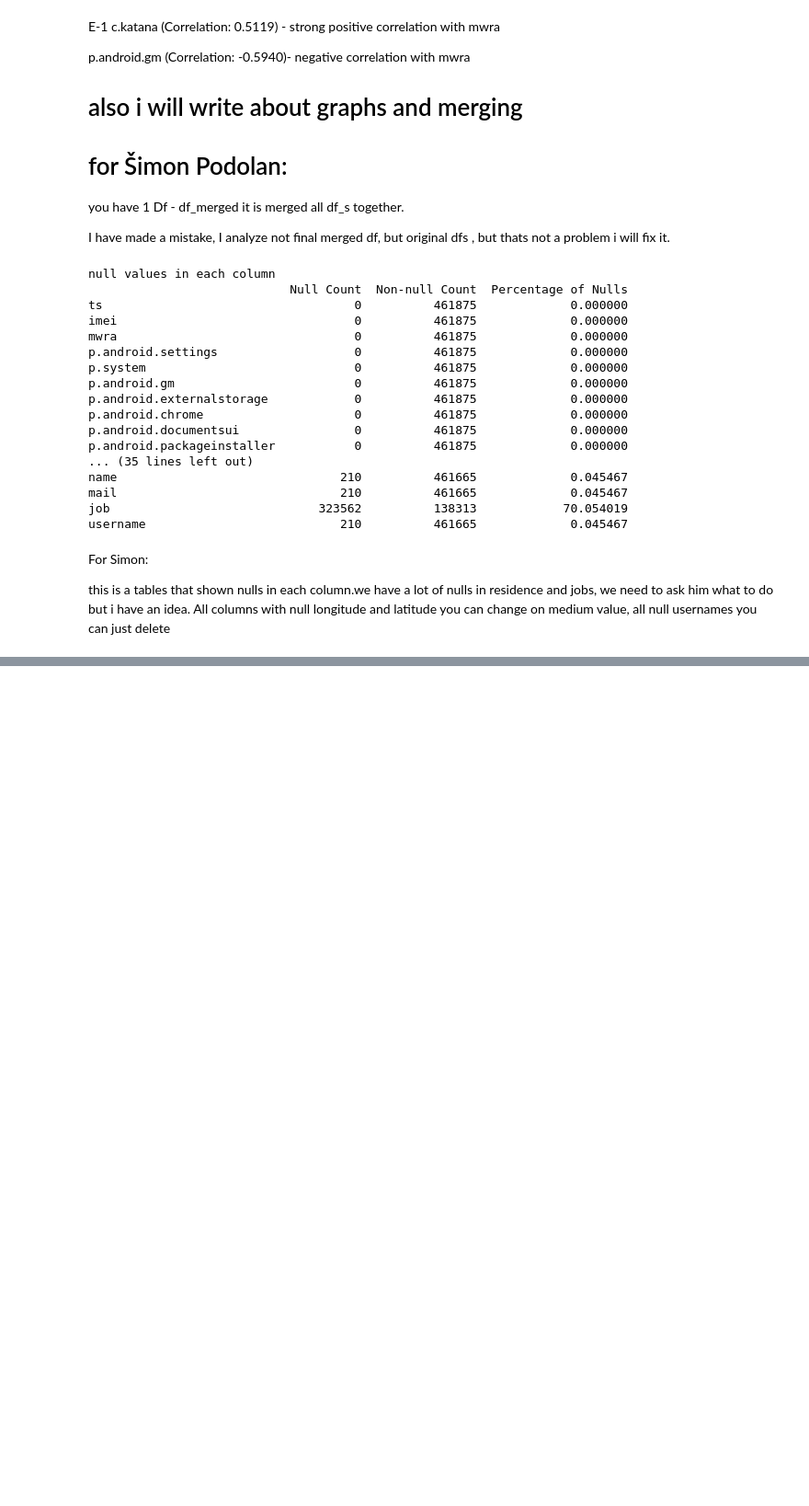
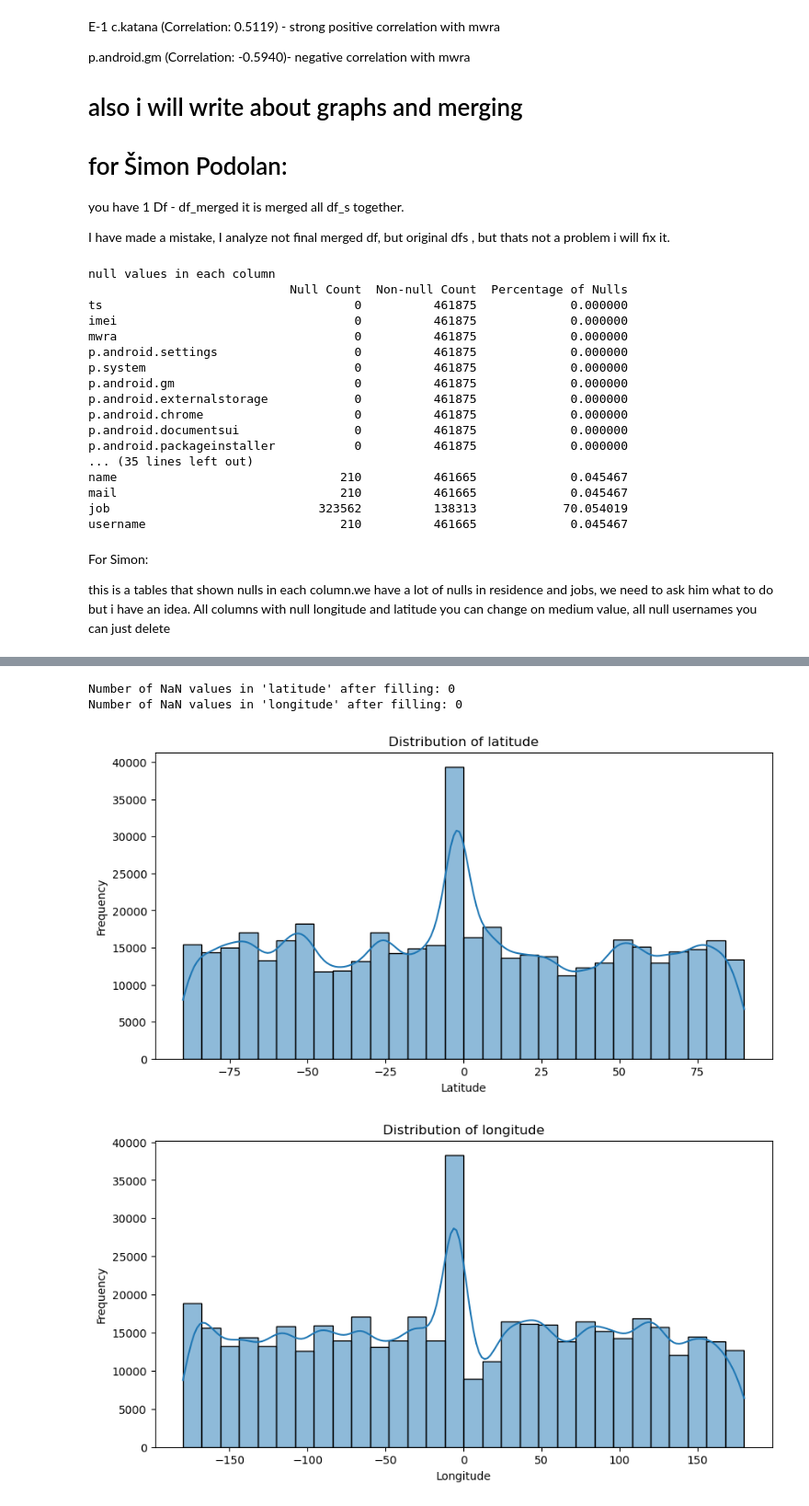
Before and after one commit to andrewtyv/IAU, a Jupyter notebook: proj.ipynb, the cells around one changed output, grey strips where cells are left out. Shown at 92% size. Drawn from its saved outputs; the diff is of its cells as text; code cells hidden in the pictures; blank space fills up the shorter version.

```diff
--- a/proj.ipynb
+++ b/proj.ipynb
@@ -782,0 +847,19 @@ this is a tables that shown nulls in each column.we have a lot of nulls in resid
+# %%
+df_merged['current_location'] = df_merged['current_location'].str.replace("Decimal('", "", regex=False)
+df_merged['current_location'] = df_merged['current_location'].str.replace("')", "", regex=False)
+df_merged['current_location'] = df_merged['current_location'].str.replace("(", "", regex=False)
+df_merged['current_location'] = df_merged['current_location'].str.replace(")", "", regex=False)
+
+df_merged[['latitude', 'longitude']] = df_merged['current_location'].str.split(', ', expand=True)
+
+df_merged['latitude'] = df_merged['latitude'].astype(float)
+df_merged['longitude'] = df_merged['longitude'].astype(float)
+
+df_merged.drop('current_location', axis=1, inplace=True)
+
+print(df_merged[['latitude', 'longitude']])
+
+print(f"Total number of rows in the dataset: {len(df_merged)}")
+# Change the null to median beacuase it is location
+# I found this on the web 'For geographic data (latitude and longitude),
+# 'the median is typically preferred, as it is more robust against outliers that can skew the mean.'
@@ -782,0 +882,26 @@ this is a tables that shown nulls in each column.we have a lot of nulls in resid
+# %%
+df_merged['latitude'] = df_merged['latitude'].fillna(df_merged['latitude'].median())
+df_merged['longitude'] = df_merged['longitude'].fillna(df_merged['longitude'].median())
+
+print("Number of NaN values in 'latitude' after filling:", df_merged['latitude'].isnull().sum())
+print("Number of NaN values in 'longitude' after filling:", df_merged['longitude'].isnull().sum())
+# %% [output]
+Number of NaN values in 'latitude' after filling: 0
+Number of NaN values in 'longitude' after filling: 0
+# %%
+plt.figure(figsize=(10, 5))
+sns.histplot(df_merged['latitude'], kde=True, bins=30)
+plt.title('Distribution of latitude')
+plt.xlabel('Latitude')
+plt.ylabel('Frequency')
+plt.show()
+
+plt.figure(figsize=(10, 5))
+sns.histplot(df_merged['longitude'], kde=True, bins=30)
+plt.title('Distribution of longitude')
+plt.xlabel('Longitude')
+plt.ylabel('Frequency')
+plt.show()
+# %% [output]
+[figure, added]
+[figure, added]
```
Also changed, not shown: parts of 9 cells of this notebook.
